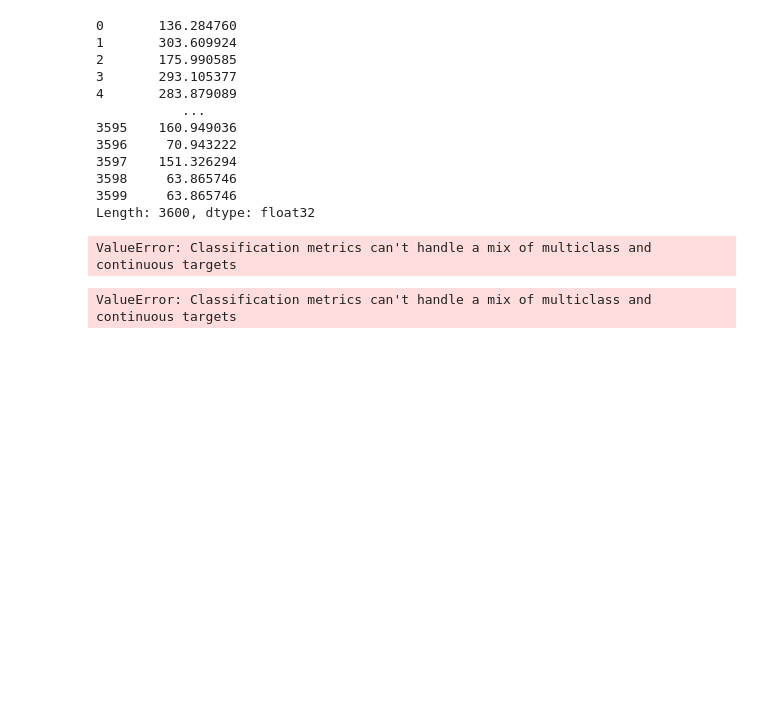
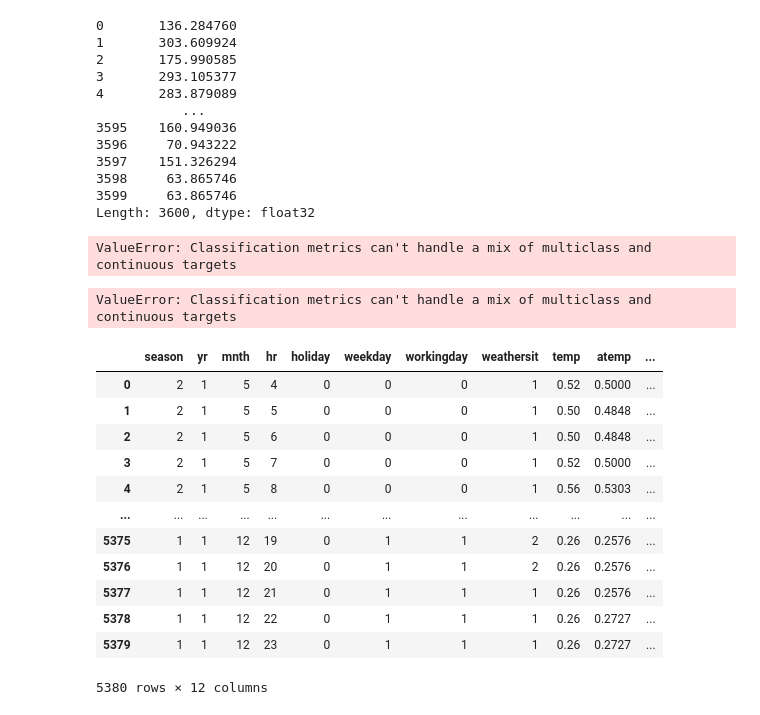
Before and after one commit to Nippur7/Datathon, a Jupyter notebook: Dataton.ipynb, the cells around one changed output. Cells and saved outputs as stored; diff of their text form; code cells hidden in the pictures; blank space fills up the shorter version.

```diff
--- a/Dataton.ipynb
+++ b/Dataton.ipynb
@@ -177,6 +180,22 @@ ValueError: Classification metrics can't handle a mix of multiclass and continuo
 score = accuracy_score(data_test['cnt'], pred1)
 # %% [output]
 ValueError: Classification metrics can't handle a mix of multiclass and continuous targets
+# %%
+data_test_clean
+# %% [output]
+|  | season | yr | mnth | hr | holiday | weekday | workingday | weathersit | temp | atemp | ... |
+| 0 | 2 | 1 | 5 | 4 | 0 | 0 | 0 | 1 | 0.52 | 0.5000 | ... |
+| 1 | 2 | 1 | 5 | 5 | 0 | 0 | 0 | 1 | 0.50 | 0.4848 | ... |
+| 2 | 2 | 1 | 5 | 6 | 0 | 0 | 0 | 1 | 0.50 | 0.4848 | ... |
+| 3 | 2 | 1 | 5 | 7 | 0 | 0 | 0 | 1 | 0.52 | 0.5000 | ... |
+| 4 | 2 | 1 | 5 | 8 | 0 | 0 | 0 | 1 | 0.56 | 0.5303 | ... |
+| ... | ... | ... | ... | ... | ... | ... | ... | ... | ... | ... | ... |
+| 5375 | 1 | 1 | 12 | 19 | 0 | 1 | 1 | 2 | 0.26 | 0.2576 | ... |
+| 5376 | 1 | 1 | 12 | 20 | 0 | 1 | 1 | 2 | 0.26 | 0.2576 | ... |
+| 5377 | 1 | 1 | 12 | 21 | 0 | 1 | 1 | 1 | 0.26 | 0.2576 | ... |
+| 5378 | 1 | 1 | 12 | 22 | 0 | 1 | 1 | 1 | 0.26 | 0.2727 | ... |
+| 5379 | 1 | 1 | 12 | 23 | 0 | 1 | 1 | 1 | 0.26 | 0.2727 | ... |
+5380 rows × 12 columns
 # %%
 prediccion = modelo.predict(data_test_v_mat)
 # %%
```
Also changed, not shown: parts of 6 cells of this notebook, 2 other files.
